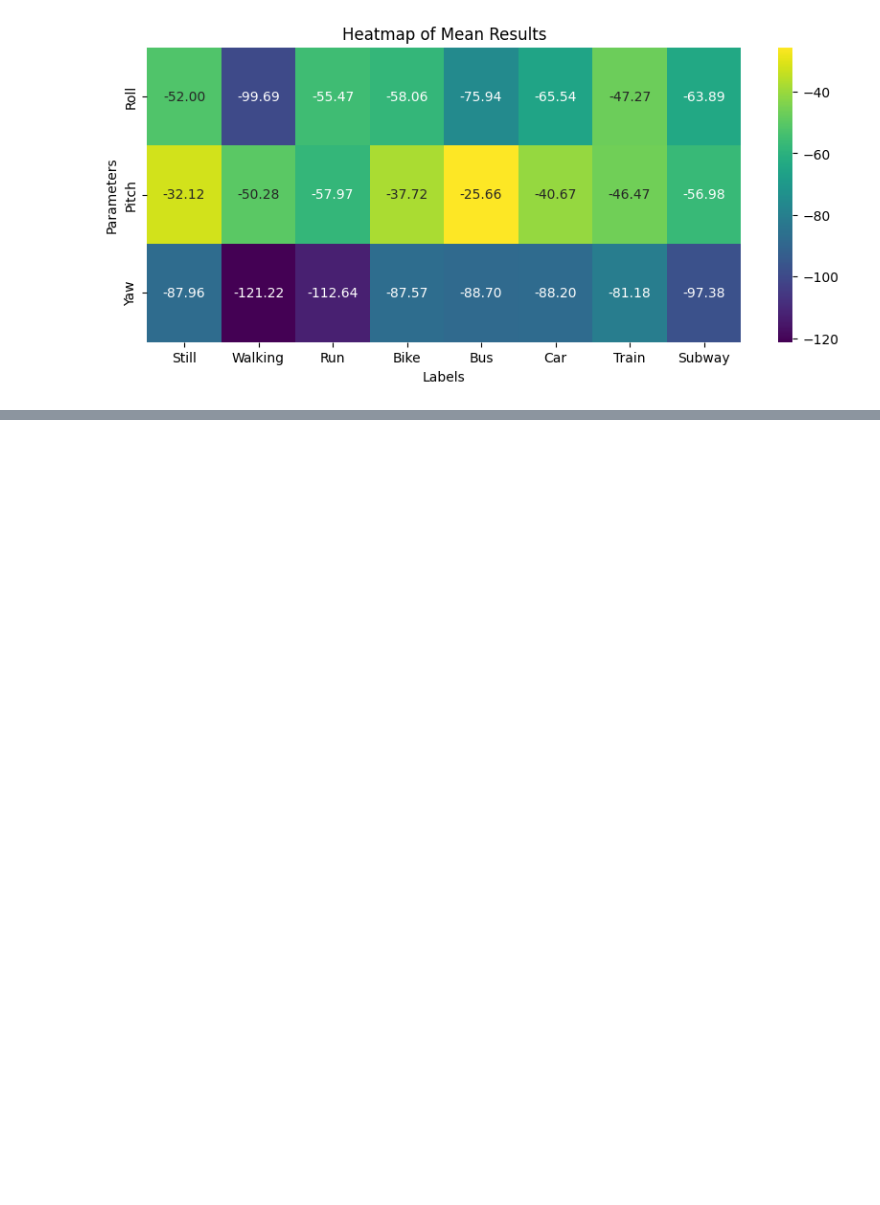
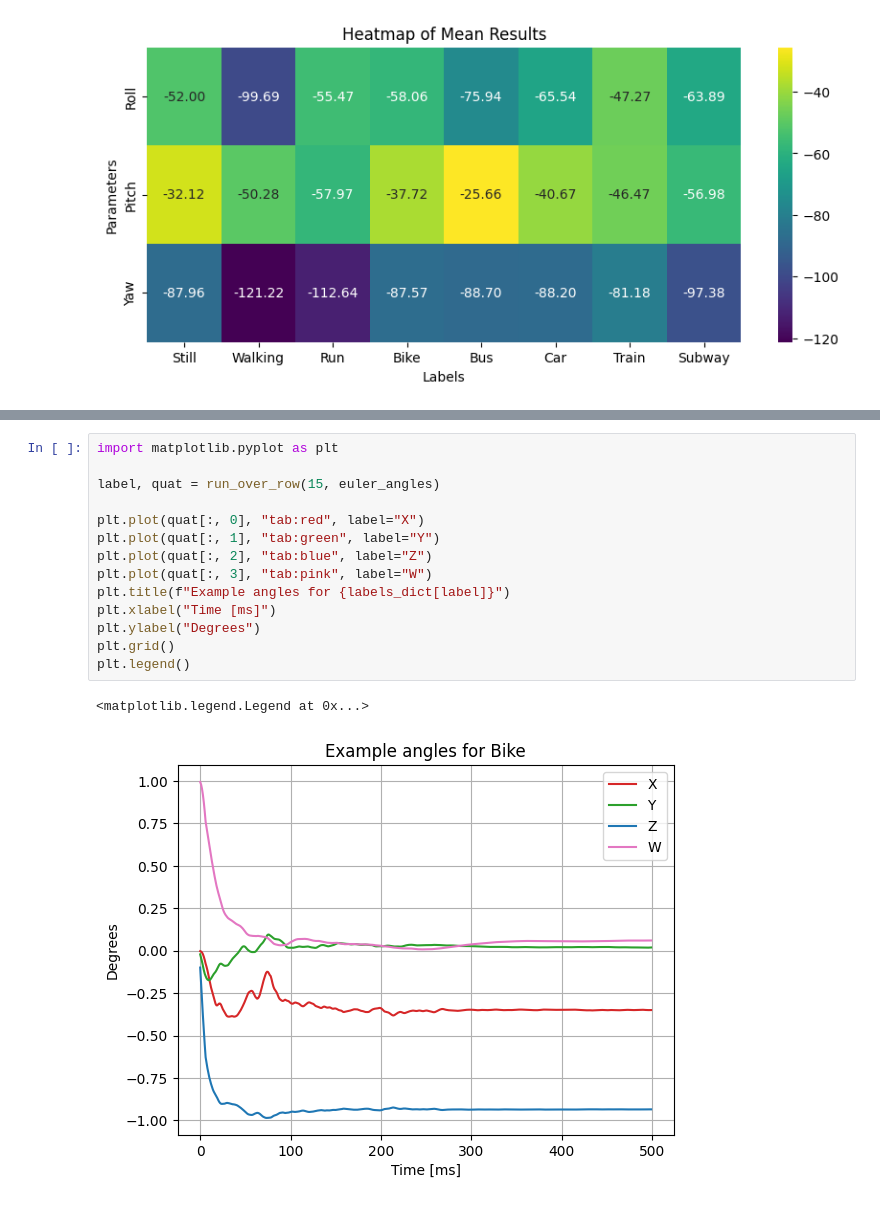
Before and after one commit to pddusza/Sussex_Challange_2025, a Jupyter notebook: sensor_fusion_overview.ipynb, the cells around one changed output, grey strips where cells are left out. Saved outputs shown, nothing was run; the diff lists cells and outputs as text; blank space fills up the shorter version.

```diff
--- a/sensor_fusion_overview.ipynb
+++ b/sensor_fusion_overview.ipynb
@@ -201,0 +228,17 @@ Mean of min
+# %%
+import matplotlib.pyplot as plt
+
+label, quat = run_over_row(15, euler_angles)
+
+plt.plot(quat[:, 0], "tab:red", label="X")
+plt.plot(quat[:, 1], "tab:green", label="Y")
+plt.plot(quat[:, 2], "tab:blue", label="Z")
+plt.plot(quat[:, 3], "tab:pink", label="W")
+plt.title(f"Example angles for {labels_dict[label]}")
+plt.xlabel("Time [ms]")
+plt.ylabel("Degrees")
+plt.grid()
+plt.legend()
+# %% [output]
+<matplotlib.legend.Legend at 0x...>
+[figure, added]
```
Also changed, not shown: parts of 4 cells of this notebook.
